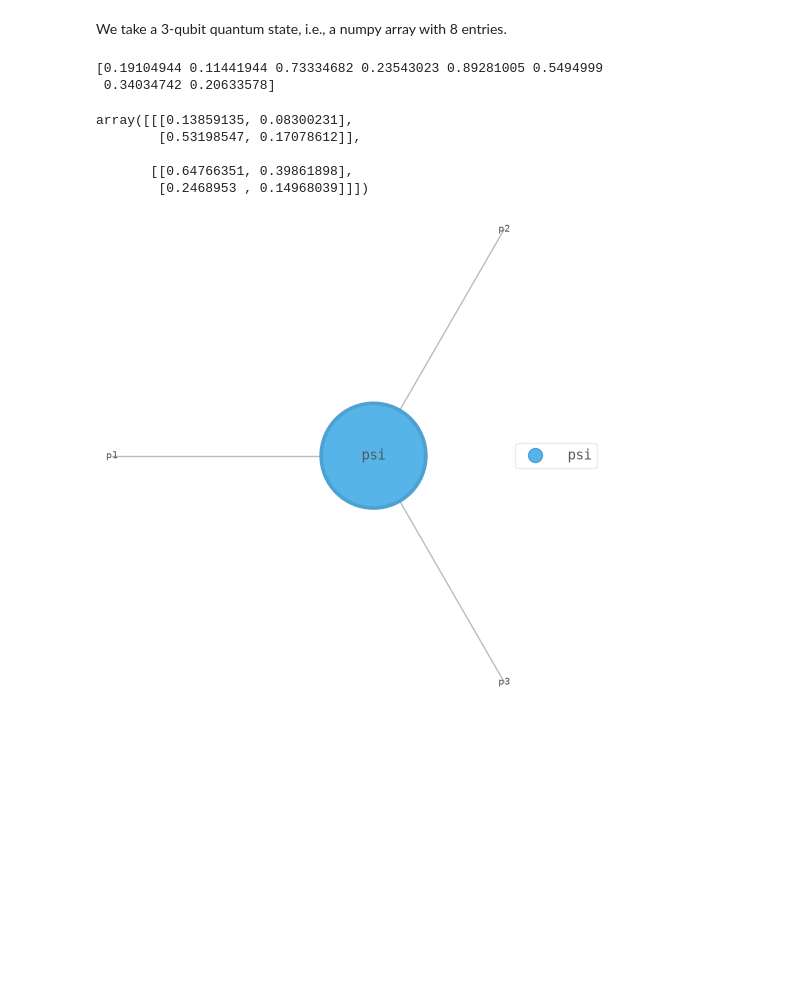
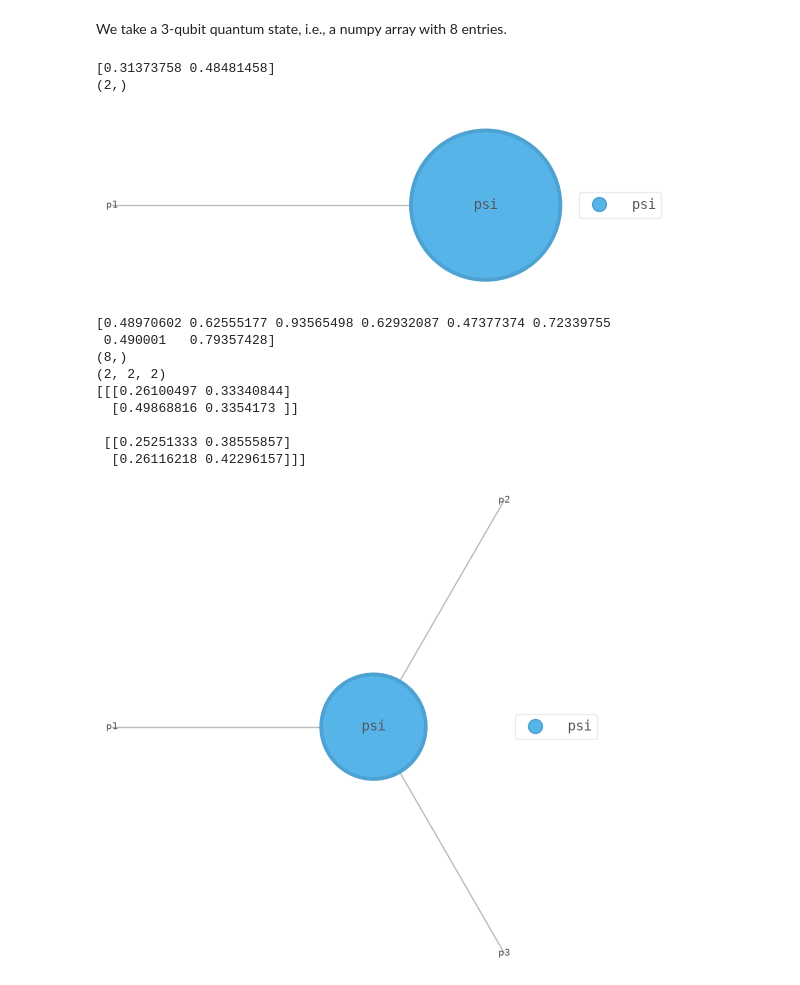
Before and after one commit to Shreya93ban/Tutorials, a Jupyter notebook: Tensor_Network_for_Quantum.ipynb, the cells around one changed output. Drawn from its saved outputs; the diff is of its cells as text; code cells hidden in the pictures; blank space fills up the shorter version.

```diff
--- a/Tensor_Network_for_Quantum.ipynb
+++ b/Tensor_Network_for_Quantum.ipynb
@@ -75,22 +75,41 @@ Squared truncated value:0.0047144188030466385
 ## Building an MPS
 # %% [markdown]
 We take a 3-qubit quantum state, i.e., a numpy array with 8 entries.
+# %%
+n = 1
+psi = np.random.rand(2**n)
+print(psi)
+
+print(psi.shape)
+# %% [output]
+[0.31373758 0.48481458]
+(2,)
+# %%
+T_psi=qtn.Tensor(psi, inds=['p1'], tags='psi')
+T_psi.draw(color=['psi'])
+# %% [output]
+[figure, added]
 # %%
 n = 3
 psi = np.random.rand(2**n)
 print(psi)
+
+print(psi.shape)
+
 psi = psi / np.linalg.norm(psi)  # random, normalized state vector
 psi = np.reshape(psi, (2, 2, 2))
-psi.shape
-psi
+print(psi.shape)
+print(psi)
 # %% [output]
-[0.19104944 0.11441944 0.73334682 0.23543023 0.89281005 0.5494999
- 0.34034742 0.20633578]
+[0.48970602 0.62555177 0.93565498 0.62932087 0.47377374 0.72339755
+ 0.490001   0.79357428]
+(8,)
+(2, 2, 2)
+[[[0.26100497 0.33340844]
+  [0.49868816 0.3354173 ]]
+
+ [[0.25251333 0.38555857]
+  [0.26116218 0.42296157]]]
-array([[[0.13859135, 0.08300231],
-        [0.53198547, 0.17078612]],
-
-       [[0.64766351, 0.39861898],
-        [0.2468953 , 0.14968039]]])
 # %%
 T_psi=qtn.Tensor(psi, inds=['p1', 'p2', 'p3'], tags='psi')
 T_psi.draw(color=['psi'])
```
Also changed, not shown: parts of 14 cells of this notebook, 2 other files.
